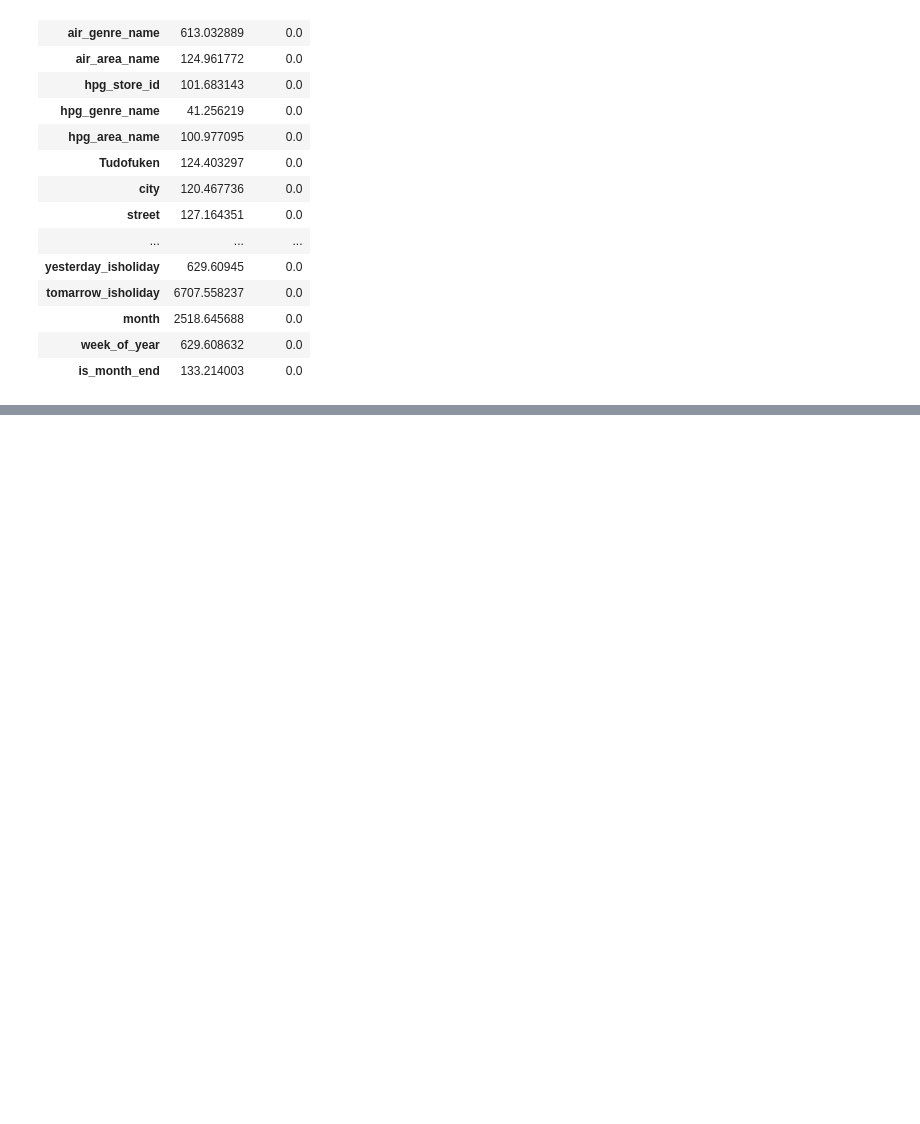
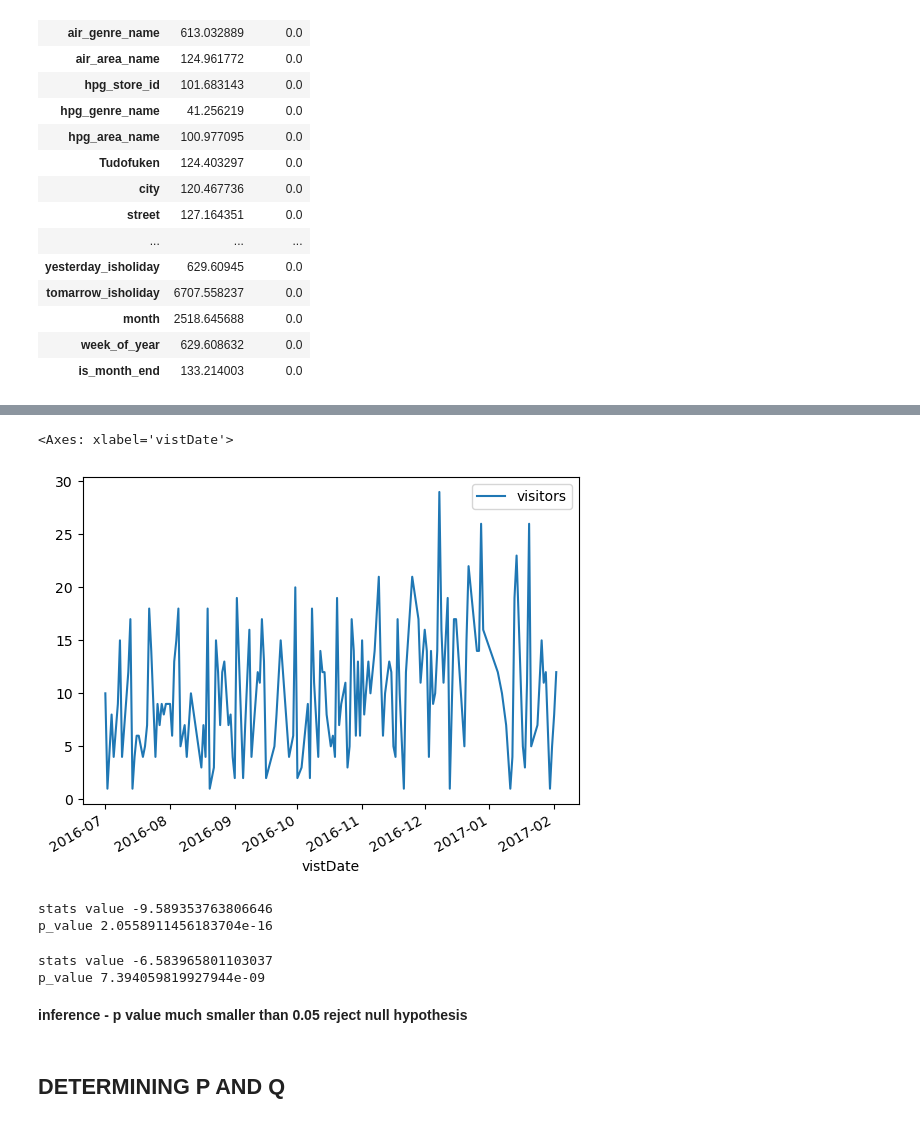
Before and after one commit to prasadPattuvamVeedu/Restaurent_visitor_forecating, a Jupyter notebook: resturent_visitor.ipynb, the cells around one changed output, grey strips where cells are left out. Saved outputs shown, nothing was run; the diff lists cells and outputs as text; code cells hidden in the pictures; blank space fills up the shorter version.

```diff
--- a/resturent_visitor.ipynb
+++ b/resturent_visitor.ipynb
@@ -2130,0 +2566,6 @@ f_onway_test
+# %%
+ts = train_data.copy()
+# %%
+airstore_id_un=ts["air_store_id"].unique().tolist()
+# %%
+ts_restaurent = ts.loc[ts["air_store_id"]==airstore_id_un[10],:]
@@ -2130,0 +2584,2 @@ f_onway_test
+# %%
+ts_data_train=ts_restaurent.loc[ts_restaurent["vistDate"]<="2017-02-02",["vistDate","visitors"]].set_index("vistDate")
@@ -2130,0 +2609,5 @@ f_onway_test
+# %%
+ts_data_train.plot()
+# %% [output]
+<Axes: xlabel='vistDate'>
+[figure, added]
@@ -2130,0 +2616,19 @@ f_onway_test
+# %%
+result=adfuller(ts_data_train.dropna())
+print(f"stats value {result[0]}")
+print(f"p_value {result[1]}")
+# %% [output]
+stats value -9.589353763806646
+p_value 2.0558911456183704e-16
+# %%
+result=adfuller(ts_data_train.diff().dropna())
+print(f"stats value {result[0]}")
+print(f"p_value {result[1]}")
+# %% [output]
+stats value -6.583965801103037
+p_value 7.394059819927944e-09
+# %% [markdown]
+__inference - p value much smaller than 0.05
+reject null hypothesis__
+# %% [markdown]
+<h2>DETERMINING P AND Q</h2>
```
Also changed, not shown: parts of 45 cells of this notebook.
